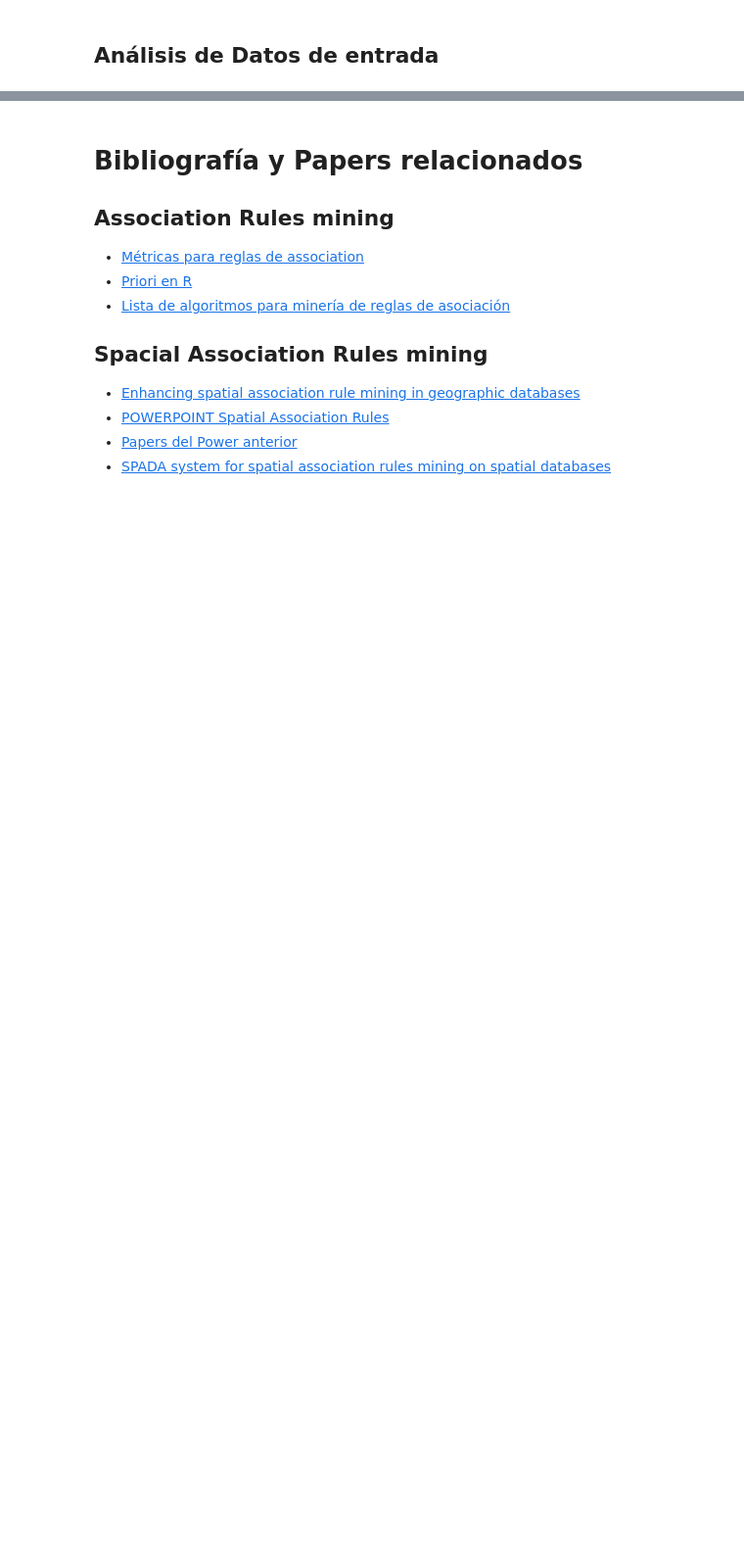
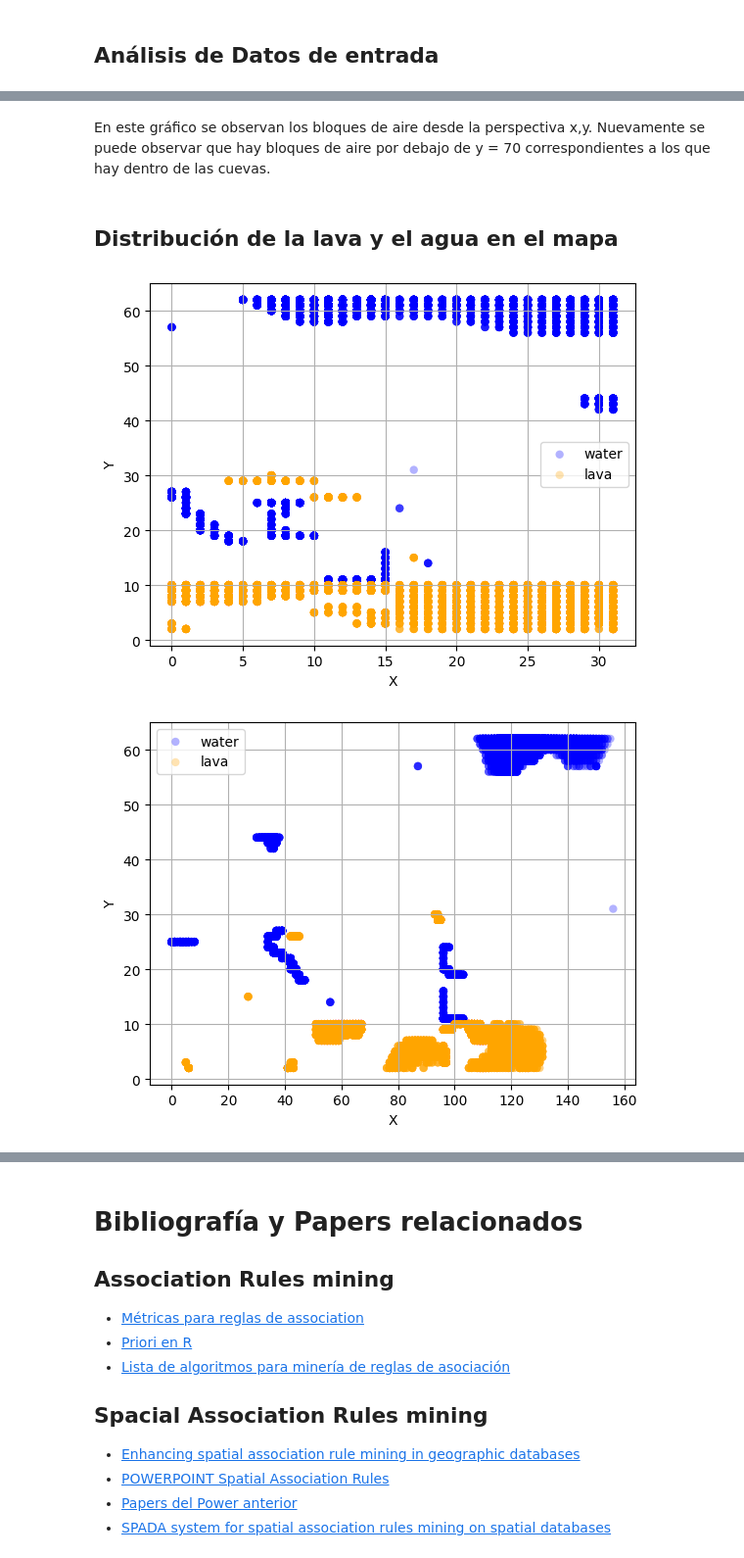
Before and after one commit to MrtC101/spatial-association-rules-mining, a Jupyter notebook: proyecto_final/code/python/Analisis.ipynb, the cells around one changed output, grey strips where cells are left out. Shown at 98% size. Cells and saved outputs as stored; diff of their text form; code cells hidden in the pictures; blank space fills up the shorter version.

```diff
--- a/proyecto_final/code/python/Analisis.ipynb
+++ b/proyecto_final/code/python/Analisis.ipynb
@@ -81,0 +176,64 @@ AttributeError: 'AxesSubplot' object has no attribute 'show'
+# %% [markdown]
+En este gráfico se observan los bloques de aire desde la perspectiva x,y. Nuevamente se puede observar que hay bloques de aire por debajo de y = 70 correspondientes a los que hay dentro de las cuevas.
+# %% [markdown]
+## Distribución de la lava y el agua en el mapa
+# %%
+import numpy as np
+import matplotlib.pyplot as plt
+#lava and water scatter plot x and y
+fig, ax = plt.subplots()
+block = df
+for lab in ["water", "lava"]:
+    block = df[df.Tag == lab]
+    x = block.X + block.CX*16 # coordenada absoluta
+    y = block.Y
+    if lab == "water":
+        color = "blue"
+    else:
+        color = "orange"
+    ax.scatter(x, y, c=color, label=lab,
+               alpha=0.3, edgecolors='none')
+ax.legend()
+ax.grid(True)
+plt.xlabel("X")
+plt.ylabel("Y")
+plt.show()
+#lava and water scatter plot z and y
+fig, ax = plt.subplots()
+block = df
+for lab in ["water", "lava"]:
+    block = df[df.Tag == lab]
+    z = block.Z + block.CZ*16 # coordenada absoluta
+    y = block.Y
+    if lab == "water":
+        color = "blue"
+    else:
+        color = "orange"
+    ax.scatter(z, y, c=color, label=lab,
+               alpha=0.3, edgecolors='none')
+ax.legend()
+ax.grid(True)
+plt.xlabel("X")
+plt.ylabel("Y")
+plt.show()
+#lava and water scatter plot 3d
+import matplotlib.pyplot as plt
+
+fig, ax = plt.subplots(subplot_kw={"projection": "3d"})
+
+for lab in ["water", "lava"]:
+    block = df[df.Tag == lab]
+    x = block.Z + block.CZ*16 # coordenada absoluta
+    y = block.Y
+    z = block.Z + block.CZ*16 # coordenada absoluta
+    if lab == "water":
+        color = "blue"
+    else:
+        color = "orange"
+    ax.scatter(x,z,y, c=color)
+plt.xlabel("X")
+plt.ylabel("Z")
+plt.show()
+# %% [output]
+[figure, added]
+[figure, added]
```
Also changed, not shown: parts of 23 cells of this notebook, 4 other files.
